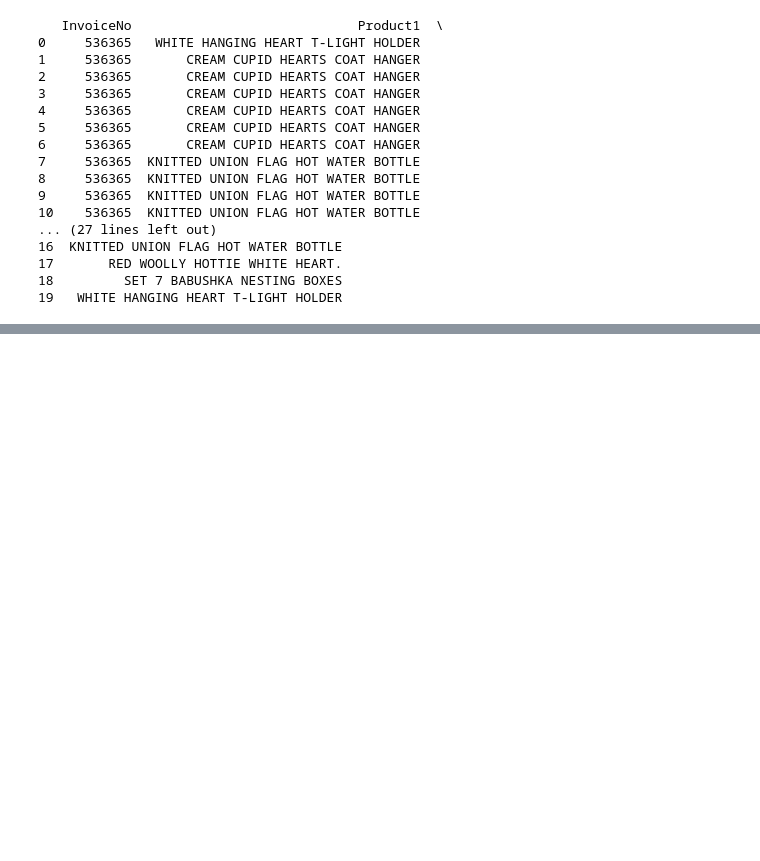
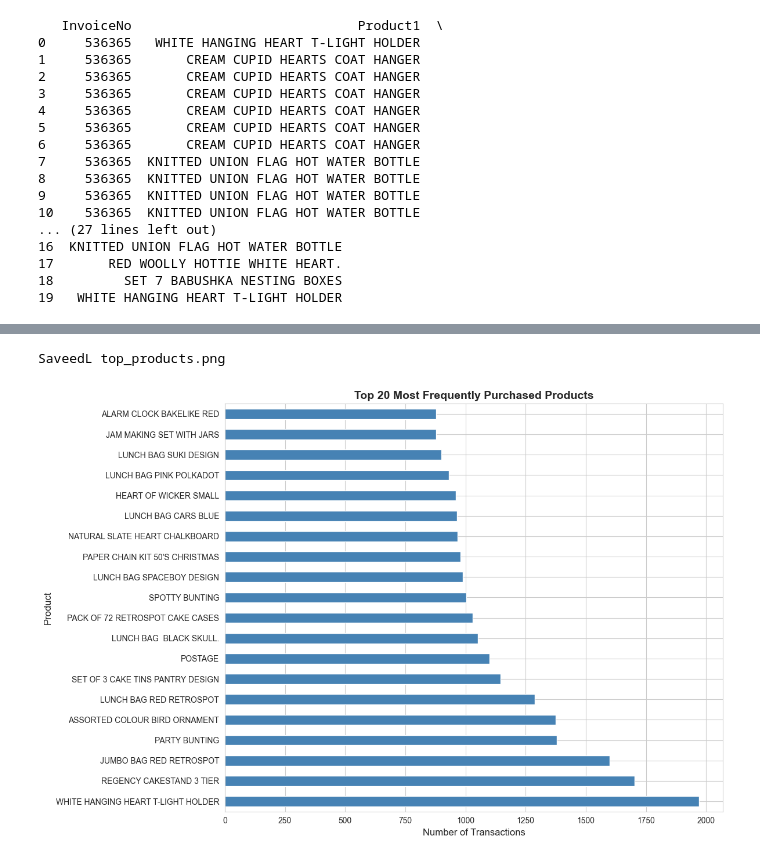
Before and after one commit to benjaminmoizer/Market-Association-Analysis, a Jupyter notebook: Analysis.ipynb, the cells around one changed output, grey strips where cells are left out. Cells and saved outputs as stored; diff of their text form; code cells hidden in the pictures; blank space fills up the shorter version.

Commit message:
Visualizations of data and export

```diff
--- a/Analysis.ipynb
+++ b/Analysis.ipynb
@@ -229,7 +229,7 @@ print(sample_pairs_sql)
 basket= df_clean.groupby(['InvoiceNo', 'Description'])['Quantity'].sum().unstack().fillna(0)
 
 # Convert to binary where 1 is if item was purchased 0 if not
-basket_binary = basket.applymap(lambda x: 1 if x > 0 else 0)
+basket_binary = basket.map(lambda x: 1 if x > 0 else 0)
 
 print(f"\nTotal transactions: {len(basket_binary)}")
 print(f"Total unique products: {len(basket_binary.columns)}")
@@ -261,7 +261,8 @@ pair_frequency = Counter(pair_counts)
 
 # Convert to DataFrame for easier analysis
 pairs_df = pd.DataFrame(pair_frequency.items(), columns=['Item_Pair', 'Frequency'])
-pairs_df[['Item_1', 'Item_2', 'Frequency']].sort_values('Frequency', ascending=False)
+pairs_df[['Item_1', 'Item_2']] = pd.DataFrame(pairs_df['Item_Pair'].tolist(), index=pairs_df.index)
+pairs_df = pairs_df[['Item_1', 'Item_2', 'Frequency']].sort_values('Frequency', ascending=False)
 
 print("\nTop 20 Item Pairs Purchased Together:")
 print(pairs_df.head(20))
@@ -274,0 +294,20 @@ print(pairs_df.head(20))
+# %%
+# Visualizations
+
+# Style
+sns.set_style("whitegrid")
+plt.rcParams['figure.figsize'] = (12, 6)
+
+# Top 20 Products
+fig, ax = plt.subplots(figsize=(12,8))
+item_frequency.head(20).plot(kind='barh', ax=ax, color='steelblue')
+ax.set_xlabel('Number of Transactions', fontsize=12)
+ax.set_ylabel('Product', fontsize=12)
+ax.set_title('Top 20 Most Frequently Purchased Products', fontsize=14, fontweight='bold')
+plt.tight_layout()
+plt.savefig('top_products.png', dpi=300, bbox_inches='tight')
+print("SaveedL top_products.png")
+plt.show()
+# %% [output]
+SaveedL top_products.png
+[figure, added]
```
Also changed, not shown: parts of 4 cells of this notebook, 8 other files.
